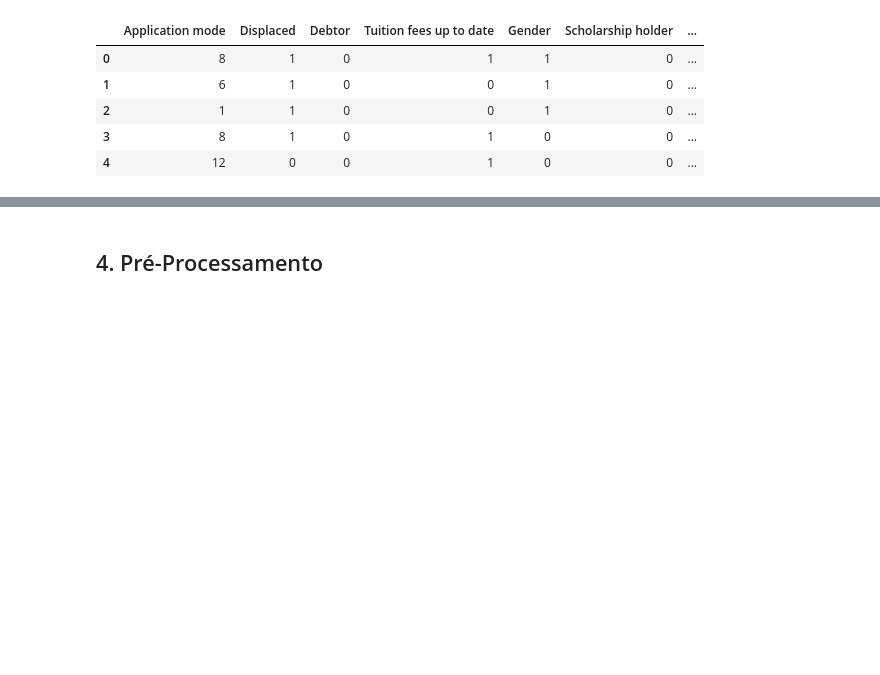
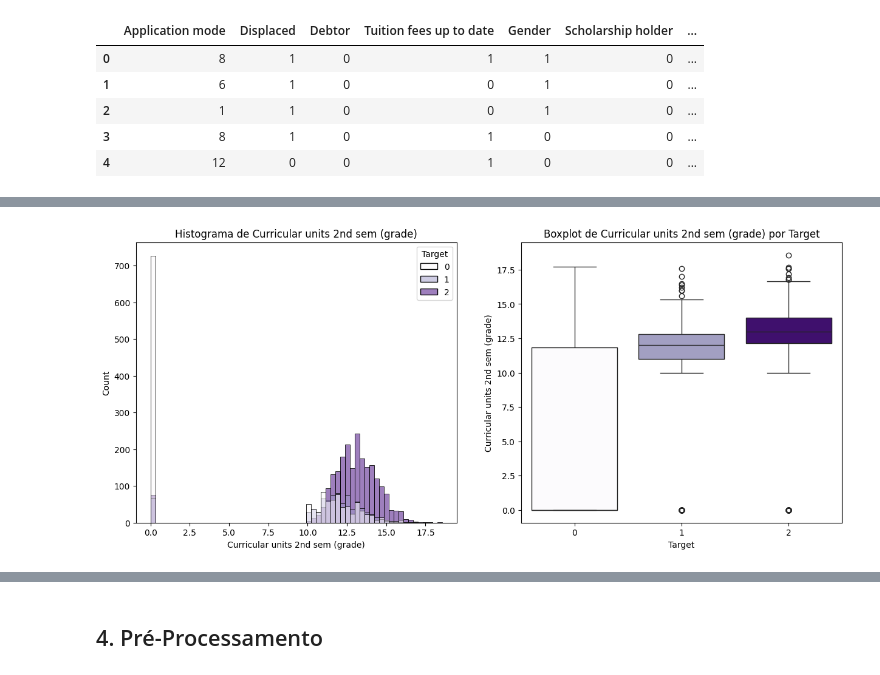
Before and after one commit to PurpleLobster31/ada-machinelearning2, a Jupyter notebook: notebooks/project.ipynb, the cells around one changed output, grey strips where cells are left out. Saved outputs shown, nothing was run; the diff lists cells and outputs as text; code cells hidden in the pictures; blank space fills up the shorter version.

```diff
--- a/notebooks/project.ipynb
+++ b/notebooks/project.ipynb
@@ -237,0 +301,4 @@ plt.show()
+# %%
+plot_histogram_and_boxplot(data=df_final, feature='Curricular units 2nd sem (grade)')
+# %% [output]
+[figure, added]
```
Also changed, not shown: parts of 36 cells of this notebook.
